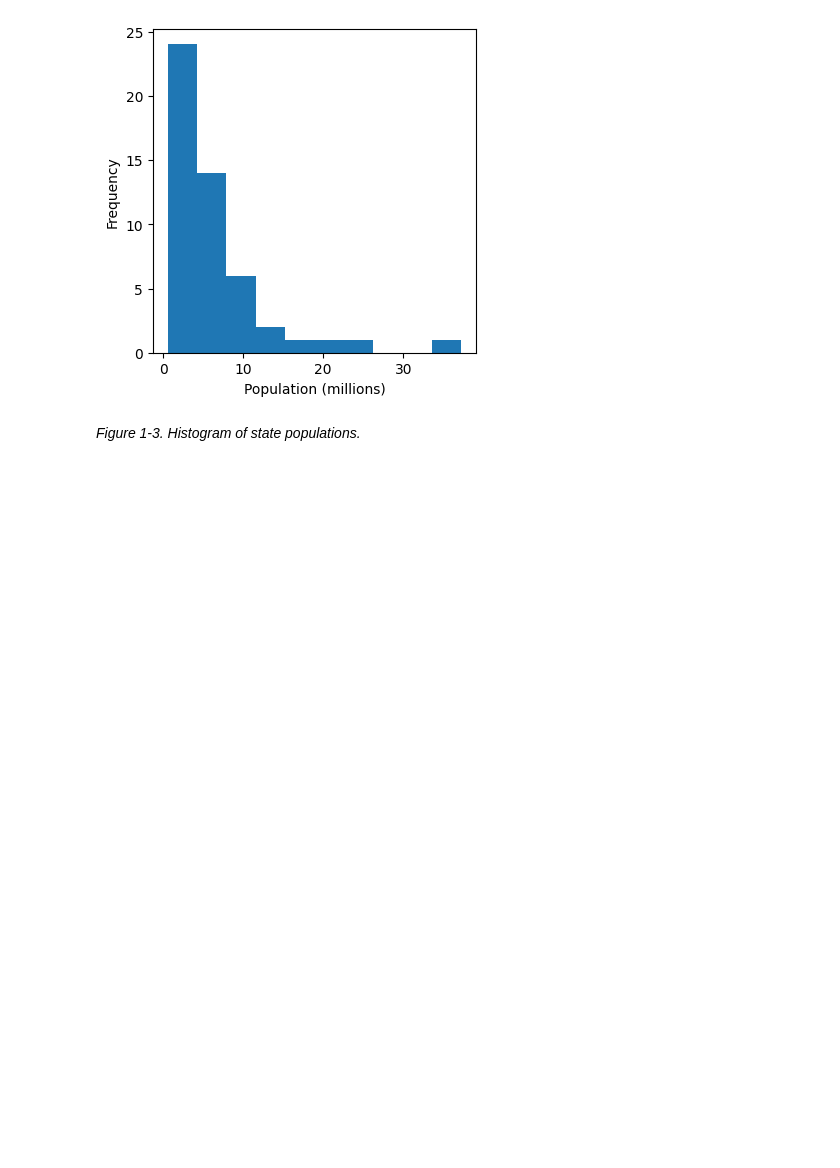
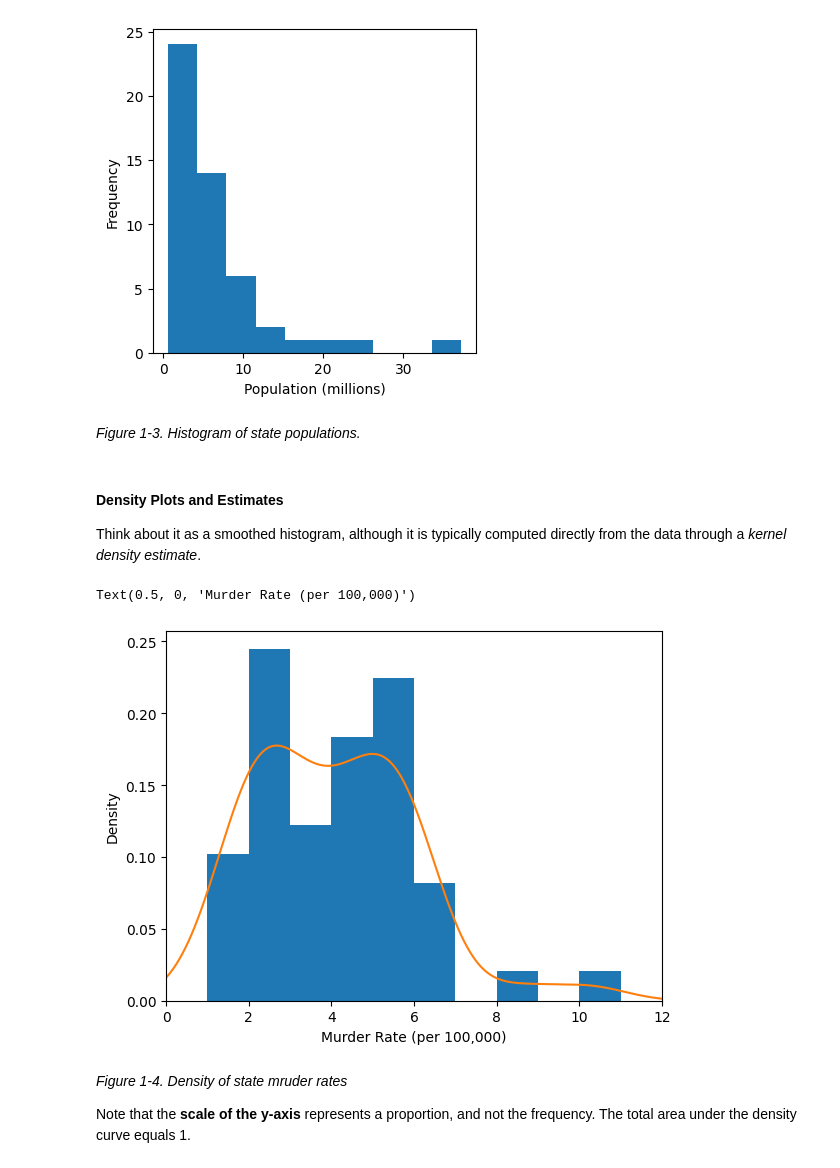
Before and after one commit to felipesebben/practical_statistics, a Jupyter notebook: 1_Exploratory_Data_Analysis.ipynb, the cells around one changed output. Cells and saved outputs as stored; diff of their text form; code cells hidden in the pictures; blank space fills up the shorter version.

Commit message:
Update notebook with notes on different ways to visualize data

```diff
--- a/1_Exploratory_Data_Analysis.ipynb
+++ b/1_Exploratory_Data_Analysis.ipynb
@@ -275,3 +275,16 @@ plt.show()
 [figure]
 # %% [markdown]
 <p><i>Figure 1-3. Histogram of state populations.</i></p>
+# %% [markdown]
+<h4>Density Plots and Estimates</h4>
+<p>Think about it as a smoothed histogram, although it is typically computed directly from the data through a <i>kernel density estimate</i>.</p>
+# %%
+ax = df_state['Murder.Rate'].plot.hist(density=True, xlim=[0,12], bins=range(1,12))
+df_state['Murder.Rate'].plot.density(ax=ax)
+ax.set_xlabel('Murder Rate (per 100,000)')
+# %% [output]
+Text(0.5, 0, 'Murder Rate (per 100,000)')
+[figure, added]
+# %% [markdown]
+<p><i>Figure 1-4. Density of state mruder rates</i></p>
+<p>Note that the <strong>scale of the y-axis</strong> represents a proportion, and not the frequency. The total area under the density curve equals 1.</p>
```
Also changed, not shown: parts of 23 cells of this notebook.
